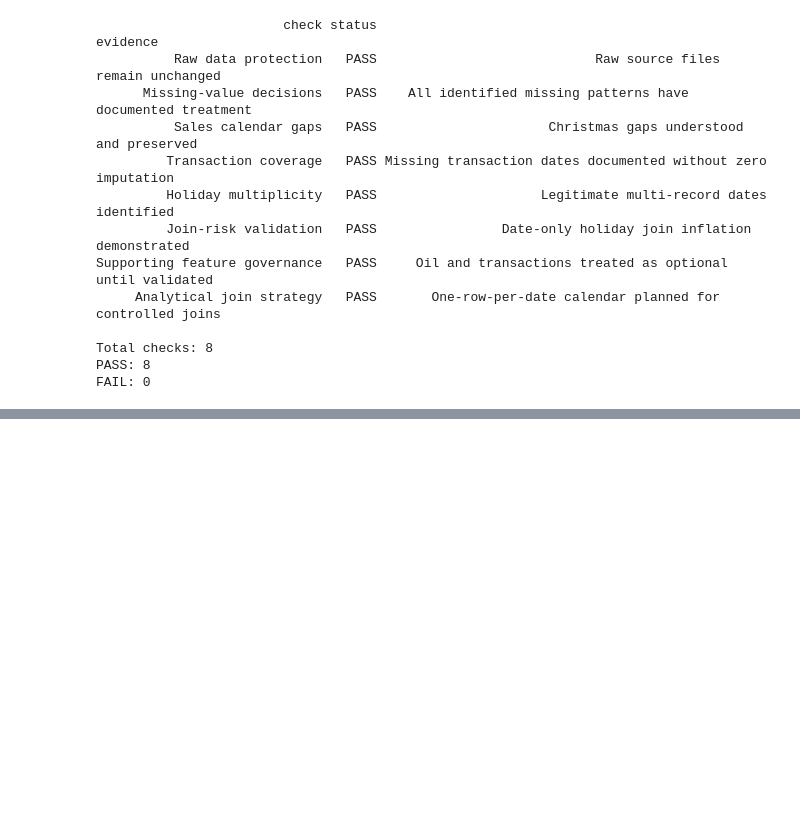
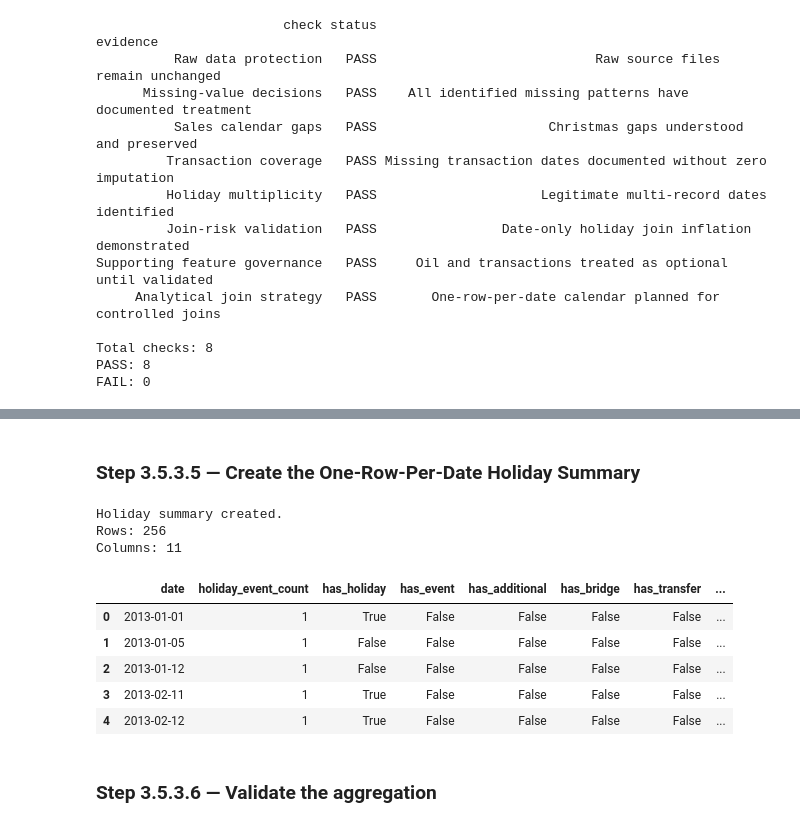
Before and after one commit to Abu-Hozaifa-Retail-Analyst/retail-sales-forecasting, a Jupyter notebook: notebooks/01_data_quality/02_initial_data_profiling.ipynb, the cells around one changed output, grey strips where cells are left out. Drawn from its saved outputs; the diff is of its cells as text; code cells hidden in the pictures; blank space fills up the shorter version.

```diff
--- a/notebooks/01_data_quality/02_initial_data_profiling.ipynb
+++ b/notebooks/01_data_quality/02_initial_data_profiling.ipynb
@@ -5102,0 +5397,20 @@ FAIL: 0
+# %%
+# ============================================================
+# Step 3.5.3 — Holiday/Event Aggregation
+# ============================================================
+
+holiday_working = holidays.copy()
+
+# Keep only holiday/event records within the analytical period
+holiday_working = holiday_working[
+    holiday_working["date"].between(
+        sales_start,
+        sales_end
+    )
+].copy()
+
+print("Holiday/event working dataset created.")
+print("Rows:", len(holiday_working))
+print("Unique dates:", holiday_working["date"].nunique())
+print("Minimum date:", holiday_working["date"].min())
+print("Maximum date:", holiday_working["date"].max())
@@ -5102,0 +5513,44 @@ FAIL: 0
+# %% [markdown]
+### Step 3.5.3.5 — Create the One-Row-Per-Date Holiday Summary
+# %%
+# ============================================================
+# Step 3.5.3.5 — Create Date-Level Holiday Summary
+# ============================================================
+
+holiday_summary = (
+    holiday_working
+    .groupby("date")
+    .agg(
+        holiday_event_count=("date", "size"),
+
+        has_holiday=("type", lambda x: (x == "Holiday").any()),
+        has_event=("type", lambda x: (x == "Event").any()),
+        has_additional=("type", lambda x: (x == "Additional").any()),
+        has_bridge=("type", lambda x: (x == "Bridge").any()),
+        has_transfer=("type", lambda x: (x == "Transfer").any()),
+        has_work_day=("type", lambda x: (x == "Work Day").any()),
+
+        has_national_holiday=("locale", lambda x: (x == "National").any()),
+        has_regional_holiday=("locale", lambda x: (x == "Regional").any()),
+        has_local_holiday=("locale", lambda x: (x == "Local").any())
+    )
+    .reset_index()
+)
+
+print("Holiday summary created.")
+print("Rows:", len(holiday_summary))
+print("Columns:", len(holiday_summary.columns))
+
+holiday_summary.head()
+# %% [output]
+Holiday summary created.
+Rows: 256
+Columns: 11
+|  | date | holiday_event_count | has_holiday | has_event | has_additional | has_bridge | has_transfer | ... |
+| 0 | 2013-01-01 | 1 | True | False | False | False | False | ... |
+| 1 | 2013-01-05 | 1 | False | False | False | False | False | ... |
+| 2 | 2013-01-12 | 1 | False | False | False | False | False | ... |
+| 3 | 2013-02-11 | 1 | True | False | False | False | False | ... |
+| 4 | 2013-02-12 | 1 | True | False | False | False | False | ... |
+# %% [markdown]
+### Step 3.5.3.6 — Validate the aggregation
```
Also changed, not shown: parts of 48 cells of this notebook, 1 other file.
